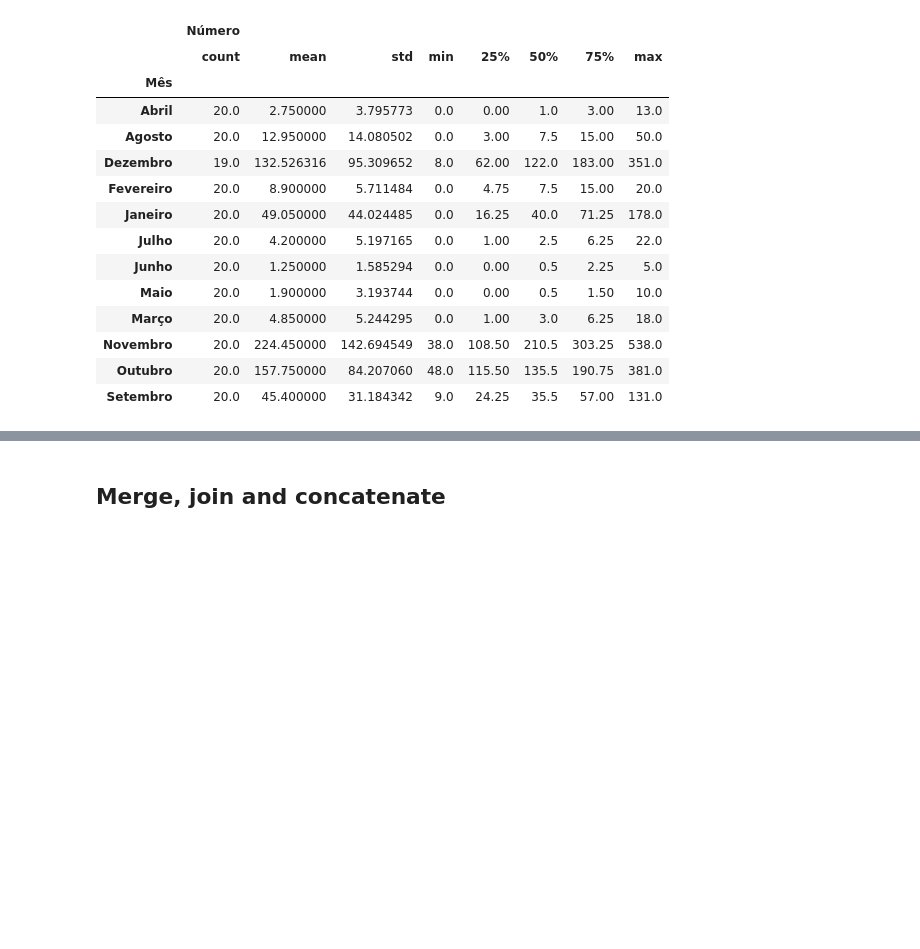
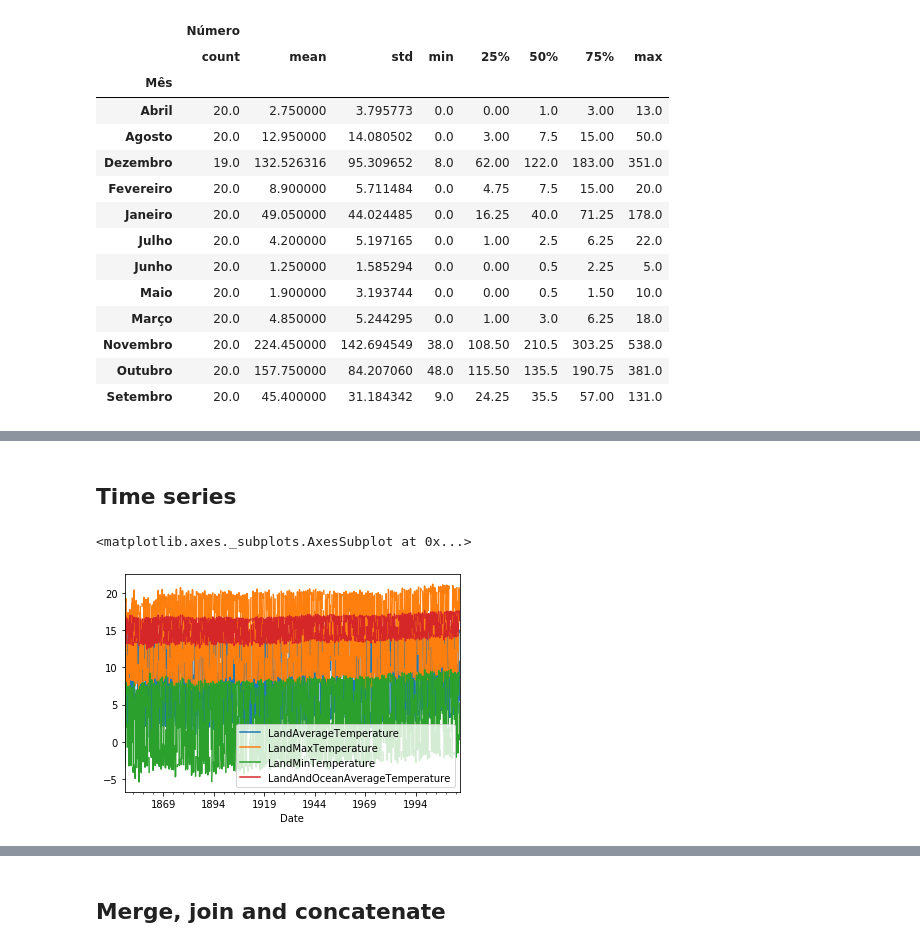
Before and after one commit to douglasvitoreti/scientific-python-lectures, a Jupyter notebook: Lecture-6-Pandas.ipynb, the cells around one changed output, grey strips where cells are left out. Saved outputs shown, nothing was run; the diff lists cells and outputs as text; code cells hidden in the pictures; blank space fills up the shorter version.

```diff
--- a/Lecture-6-Pandas.ipynb
+++ b/Lecture-6-Pandas.ipynb
@@ -571,0 +613,7 @@ amazon_fires.loc[idx, cols].groupby('Mês').describe()
+# %% [markdown]
+## Time series
+# %%
+global_clima.plot()
+# %% [output]
+<matplotlib.axes._subplots.AxesSubplot at 0x...>
+[figure, added]
```
Also changed, not shown: parts of 17 cells of this notebook, 4 other files.
